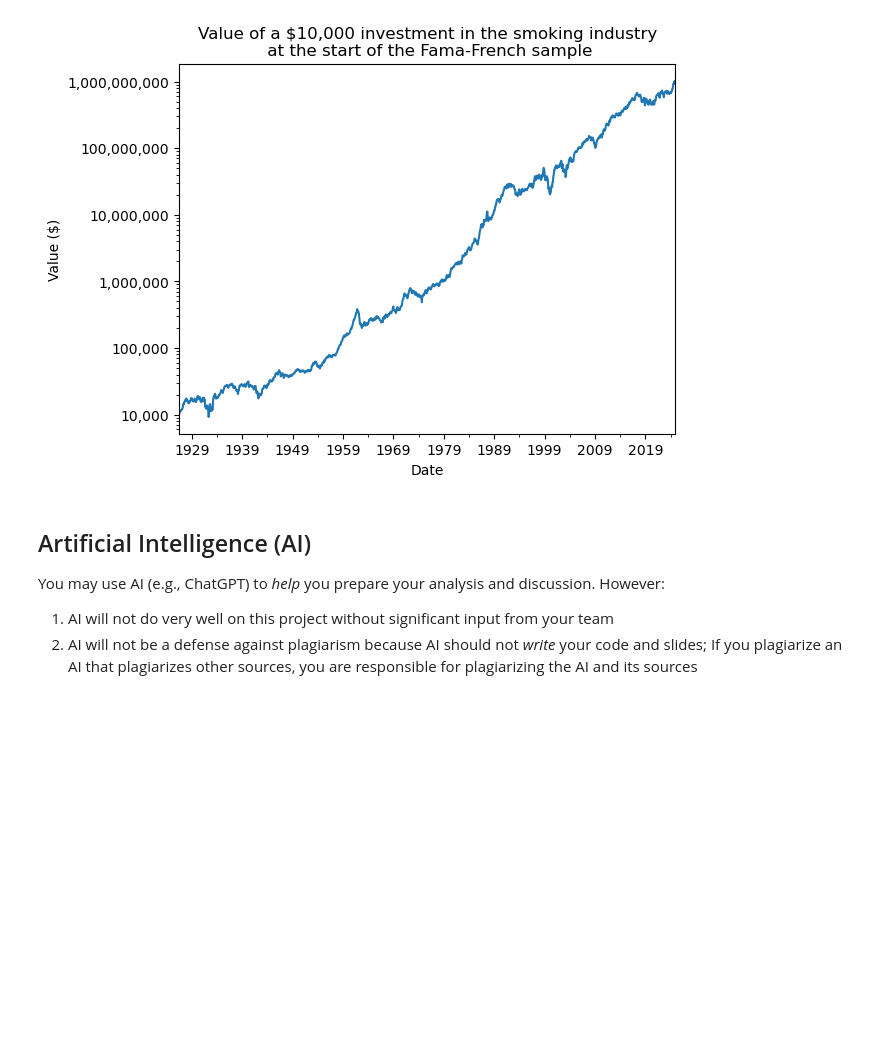
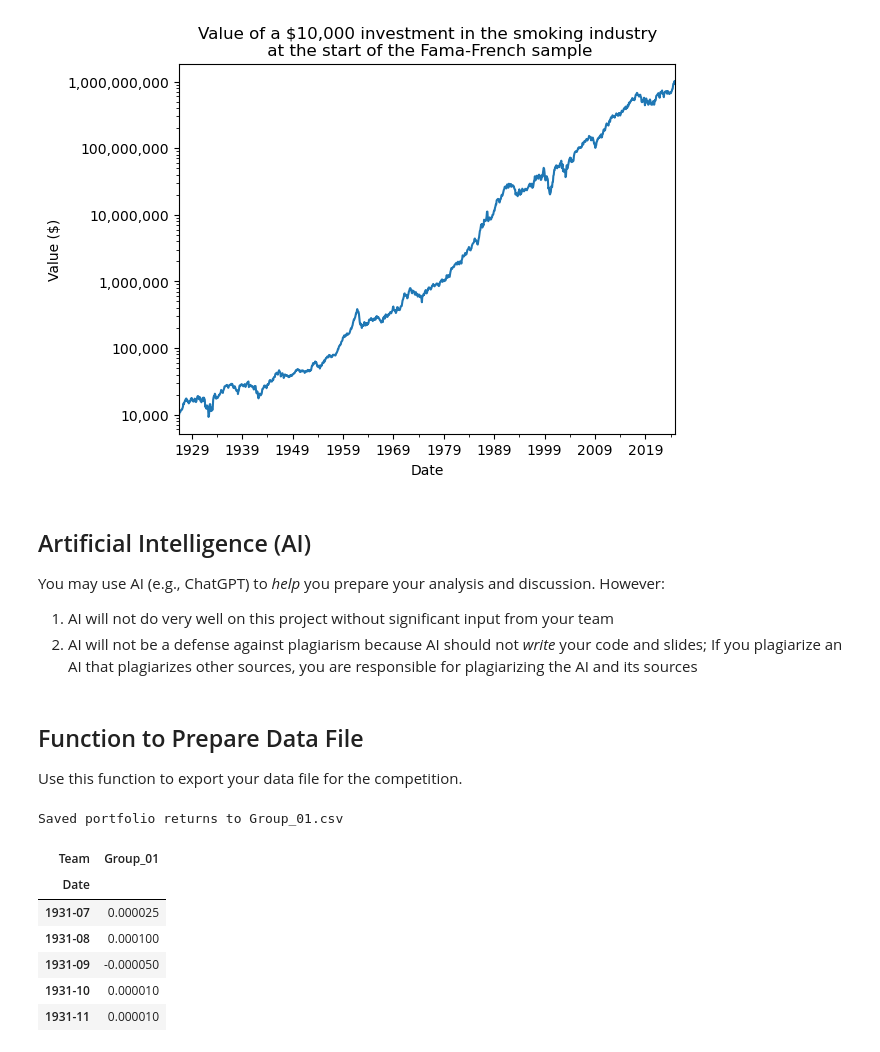
Before and after one commit to richard-herron/fina-6333-2025-spring, a Jupyter notebook: Notebooks/project_3_no_yaml.ipynb, the cells around one changed output. Saved outputs shown, nothing was run; the diff lists cells and outputs as text; code cells hidden in the pictures; blank space fills up the shorter version.

```diff
--- a/Notebooks/project_3_no_yaml.ipynb
+++ b/Notebooks/project_3_no_yaml.ipynb
@@ -198,3 +254,7 @@ However:
 
 1. AI will not do very well on this project without significant input from your team
 2. AI will not be a defense against plagiarism because AI should not *write* your code and slides; If you plagiarize an AI that plagiarizes other sources, you are responsible for plagiarizing the AI and its sources
+# %% [markdown]
+## Function to Prepare Data File
+
+Use this function to export your data file for the competition.
@@ -200,0 +300,29 @@ However:
+# %%
+# Example usage:
+dates = pd.date_range(start="1931-07-01", end="1936-06-01", freq="MS")
+returns = pd.Series([0.0025, 0.01, -0.005] + [0.001] * (len(dates) - 3), index=dates)
+write_csv(returns, 1)
+# %% [output]
+Saved portfolio returns to Group_01.csv
+# %%
+group_01 = (
+    pd.read_csv(
+        filepath_or_buffer='Group_01.csv',
+        parse_dates=['Date'],
+        na_values=[-99.99, -999]
+    )
+    .assign(Date=lambda x: x['Date'].dt.to_period('M'))
+    .set_index('Date')
+    .rename_axis(columns=['Team'])
+    .div(100)
+)
+# %%
+group_01.head()
+# %% [output]
+| Team | Group_01 |
+| Date |  |
+| 1931-07 | 0.000025 |
+| 1931-08 | 0.000100 |
+| 1931-09 | -0.000050 |
+| 1931-10 | 0.000010 |
+| 1931-11 | 0.000010 |
```
Also changed, not shown: parts of 7 cells of this notebook, 3 other files.
